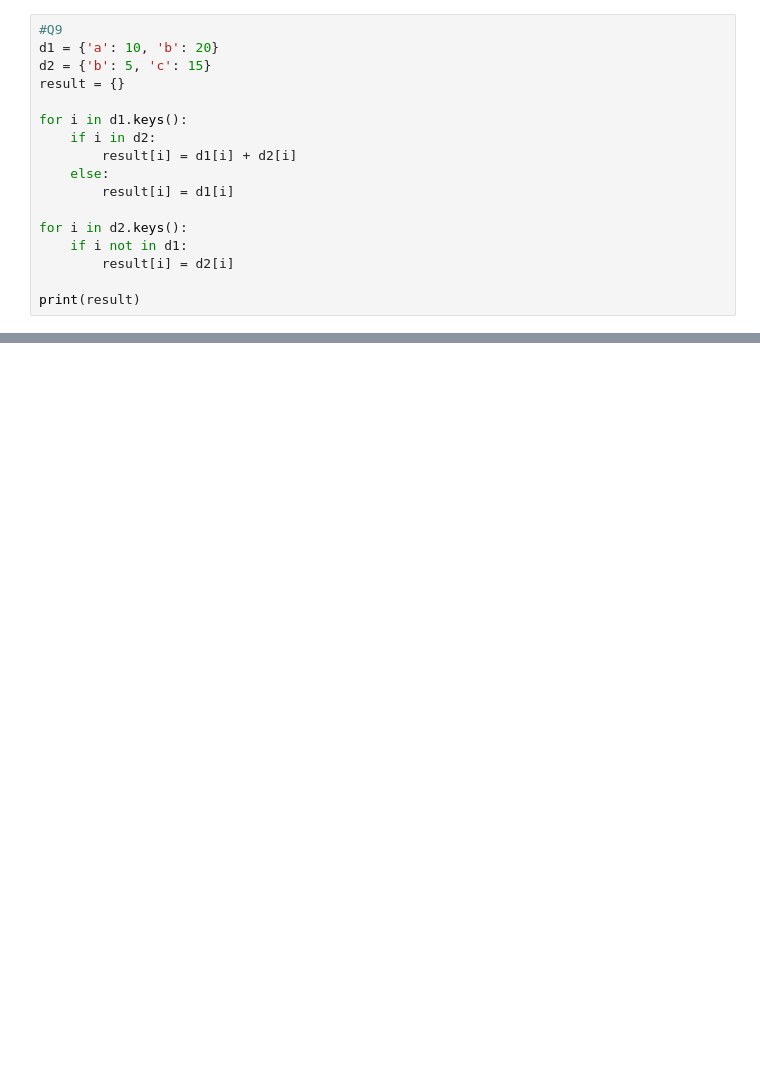
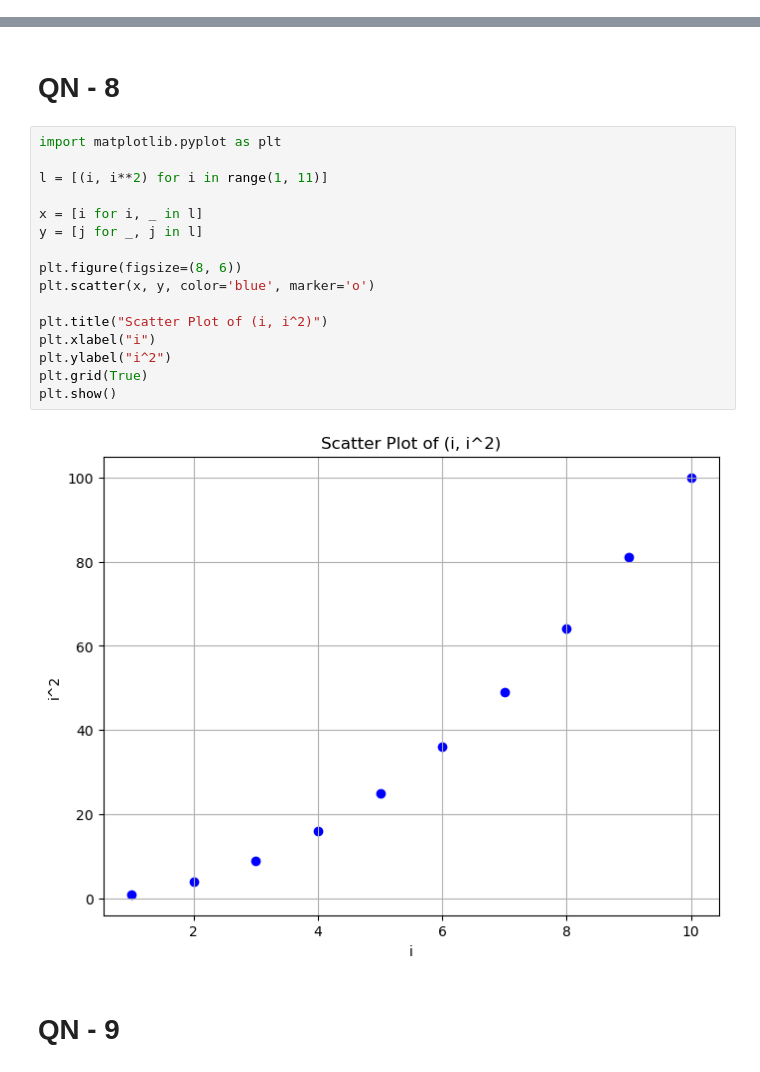
Before and after one commit to Path-1312/PSDV-pre-requisite-test, a Jupyter notebook: 24110072.ipynb, the cells around one changed output, grey strips where cells are left out. Drawn from its saved outputs; the diff is of its cells as text; blank space fills up the shorter version.

```diff
--- a/24110072.ipynb
+++ b/24110072.ipynb
@@ -97,17 +0,0 @@ False
-# %%
-#Q9
-d1 = {'a': 10, 'b': 20}
-d2 = {'b': 5, 'c': 15}
-result = {}
-
-for i in d1.keys():
-    if i in d2:
-        result[i] = d1[i] + d2[i]
-    else:
-        result[i] = d1[i]
-
-for i in d2.keys():
-    if i not in d1:
-        result[i] = d2[i]
-
-print(result)
@@ -220,0 +245,22 @@ not a leap year
+# %% [markdown]
+# QN - 8
+# %%
+import matplotlib.pyplot as plt
+
+l = [(i, i**2) for i in range(1, 11)]
+
+x = [i for i, _ in l]
+y = [j for _, j in l]
+
+plt.figure(figsize=(8, 6))
+plt.scatter(x, y, color='blue', marker='o')
+
+plt.title("Scatter Plot of (i, i^2)")
+plt.xlabel("i")
+plt.ylabel("i^2")
+plt.grid(True)
+plt.show()
+# %% [output]
+[figure, added]
+# %% [markdown]
+# QN - 9
```
Also changed, not shown: parts of 60 cells of this notebook.
